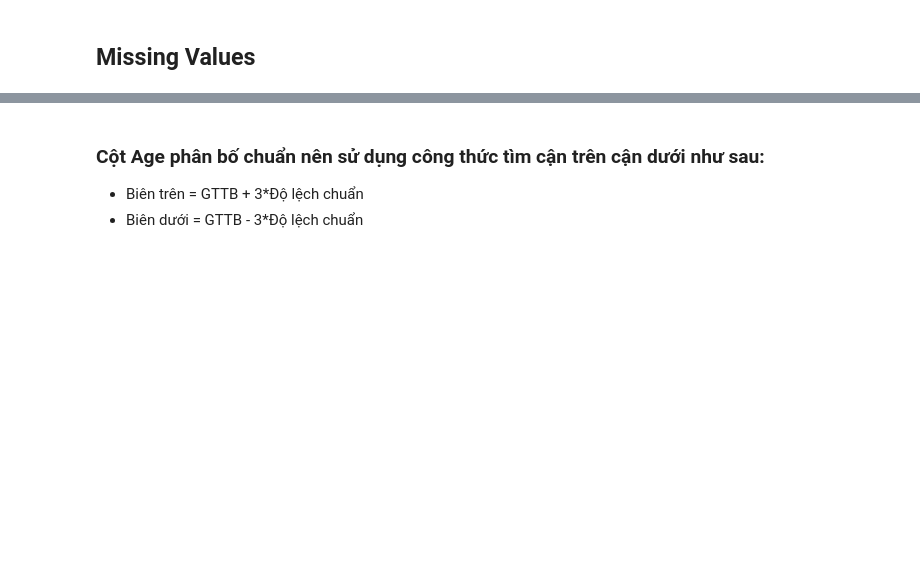
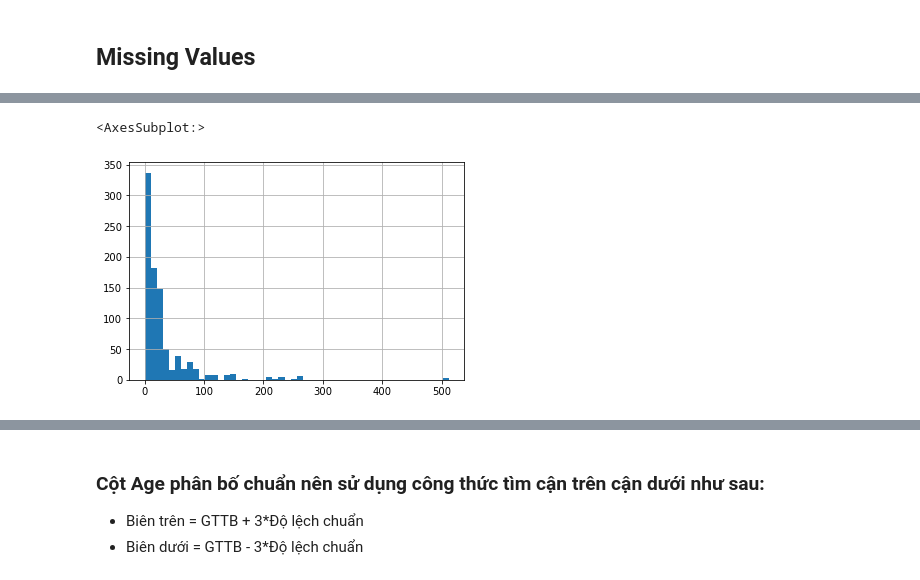
Before and after one commit to PikaPika0710/data_science, a Jupyter notebook: coding_/chapter_5_exercises/102190298_TranCongViet.ipynb, the cells around one changed output, grey strips where cells are left out. Saved outputs shown, nothing was run; the diff lists cells and outputs as text; code cells hidden in the pictures; blank space fills up the shorter version.

```diff
--- a/coding_/chapter_5_exercises/102190298_TranCongViet.ipynb
+++ b/coding_/chapter_5_exercises/102190298_TranCongViet.ipynb
@@ -112,2 +194,8 @@ def pdf(old_data, new_data):
+# %%
+df['Fare'].describe()
+df['Fare'].hist(bins=50)
+# %% [output]
+<AxesSubplot:>
+[figure, added]
 # %%
 df['Age'].describe()
```
Also changed, not shown: parts of 60 cells of this notebook.
